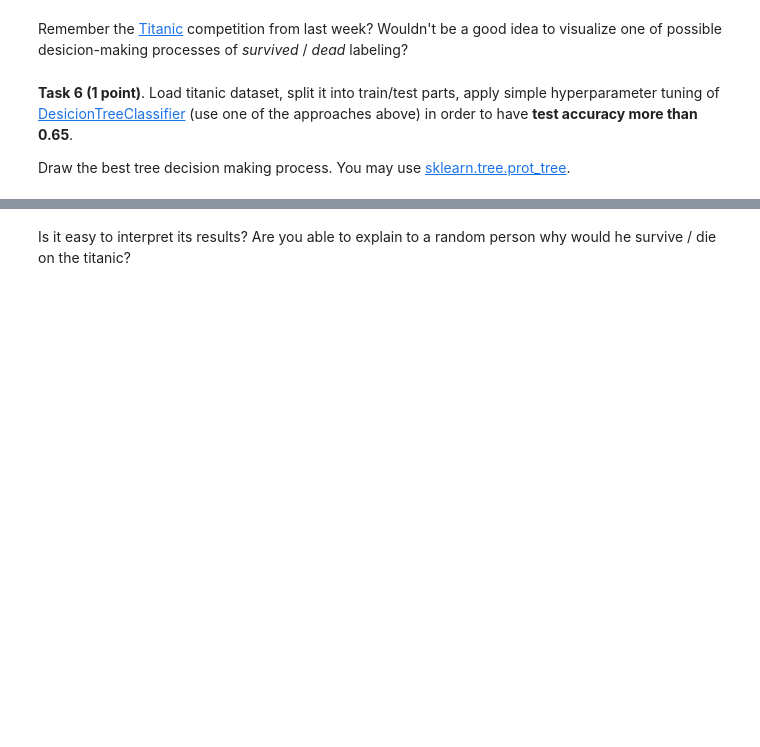
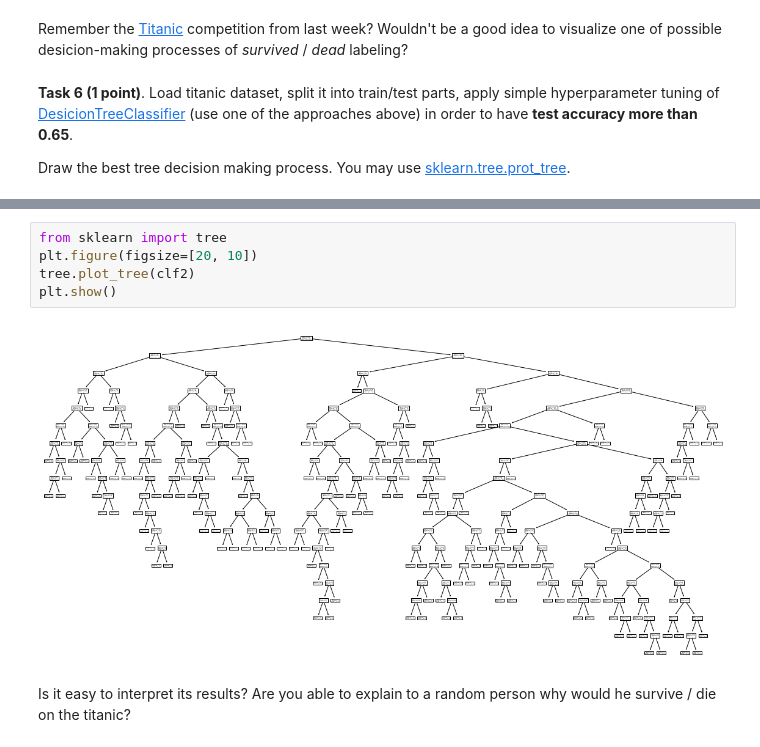
Before and after one commit to avaits/ml-intro-2021, a Jupyter notebook: 6_trees and ensembles/rf_classifier.ipynb, the cells around one changed output, grey strips where cells are left out. Cells and saved outputs as stored; diff of their text form; blank space fills up the shorter version.

```diff
--- a/6_trees and ensembles/rf_classifier.ipynb
+++ b/6_trees and ensembles/rf_classifier.ipynb
@@ -638,3 +669,10 @@ tree.plot_tree(clf2)
+# %%
+from sklearn import tree
+plt.figure(figsize=[20, 10])
+tree.plot_tree(clf2)
+plt.show()
+# %% [output]
+[figure, added]
 # %% [markdown]
 Is it easy to interpret its results? Are you able to explain to a random person why would he survive / die on the titanic?
 # %% [markdown]
```
Also changed, not shown: parts of 28 cells of this notebook.
